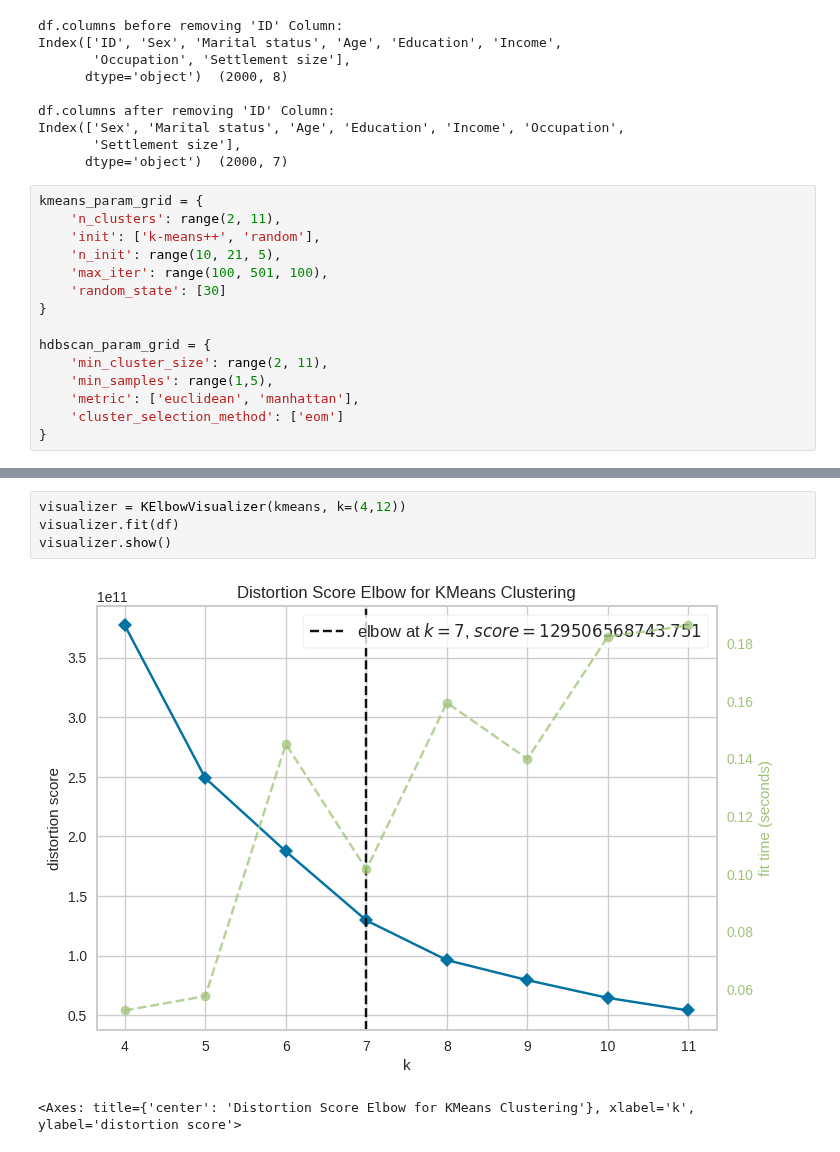
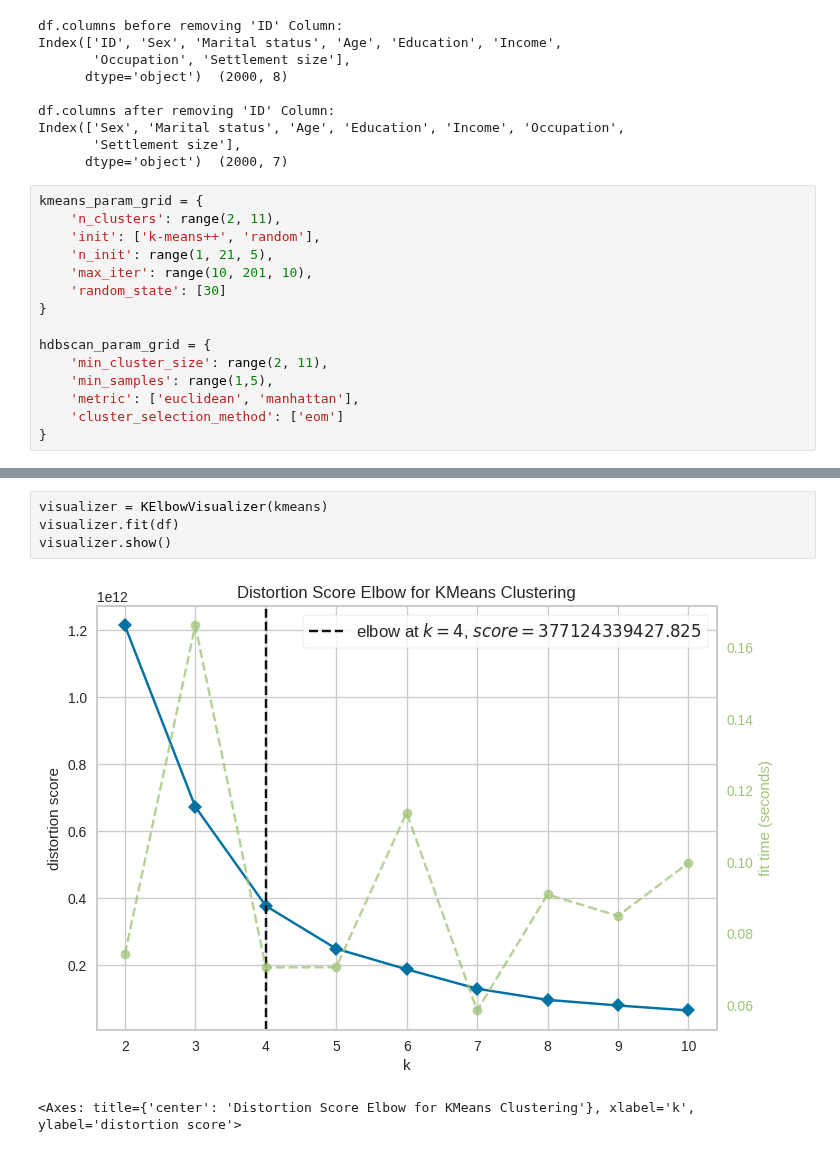
Before and after one commit to NavjotJabbal/gisma, a Jupyter notebook: exercises/machine-learning/unsupervised-learning/clustering.ipynb, the cells around one changed output, grey strips where cells are left out. Saved outputs shown, nothing was run; the diff lists cells and outputs as text.

```diff
--- a/exercises/machine-learning/unsupervised-learning/clustering.ipynb
+++ b/exercises/machine-learning/unsupervised-learning/clustering.ipynb
@@ -108,8 +110,8 @@ Index(['Sex', 'Marital status', 'Age', 'Education', 'Income', 'Occupation',
 kmeans_param_grid = {
     'n_clusters': range(2, 11),
     'init': ['k-means++', 'random'],
-    'n_init': range(10, 21, 5),
-    'max_iter': range(100, 501, 100),
+    'n_init': range(1, 21, 5),
+    'max_iter': range(10, 201, 10),
     'random_state': [30]
 }
 
@@ -164,7 +166,7 @@ Best Silhouette Score: 0.5834469001696239
 # %%
-visualizer = KElbowVisualizer(kmeans, k=(4,12))
+visualizer = KElbowVisualizer(kmeans)
 visualizer.fit(df)
 visualizer.show()
 # %% [output]
-[figure, old version]
+[figure, new version]
 <Axes: title={'center': 'Distortion Score Elbow for KMeans Clustering'}, xlabel='k', ylabel='distortion score'>
```
Also changed, not shown: parts of 2 cells of this notebook.
